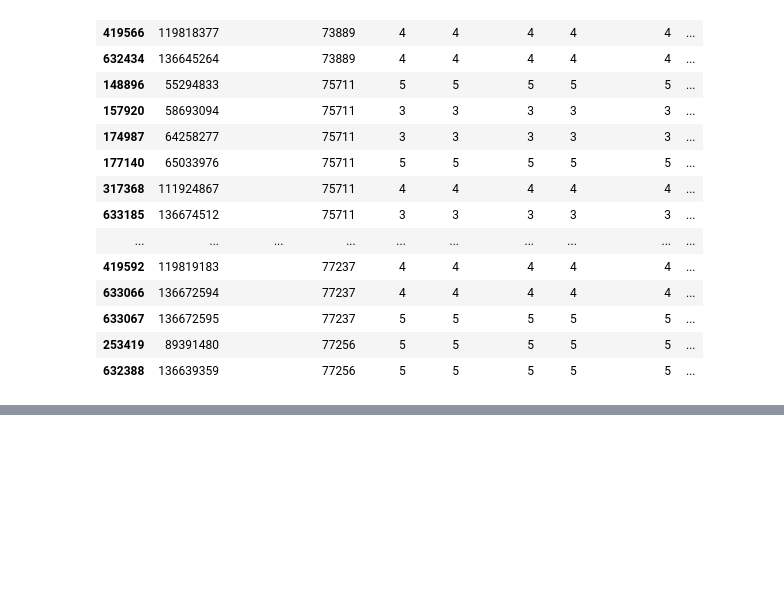
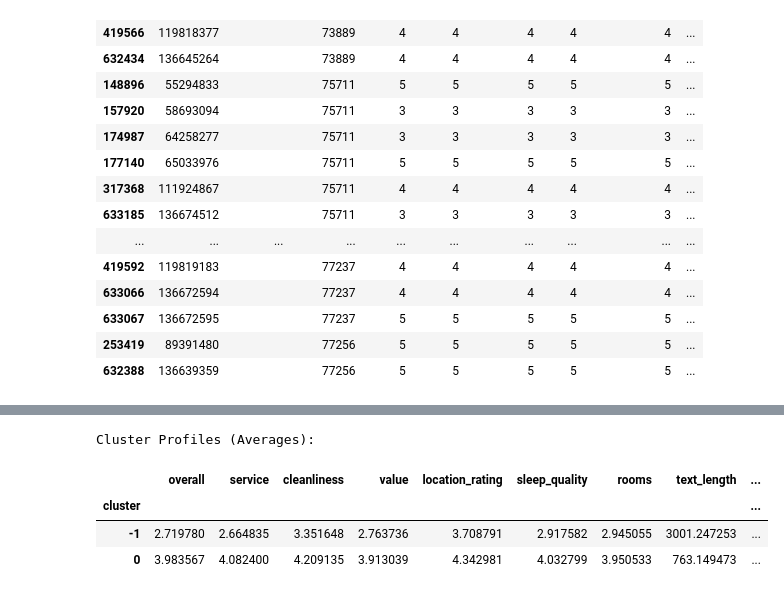
Before and after one commit to lucasnyc/is5126-assignment1, a Jupyter notebook: lucas/02_exploratory_analysis_lucas.ipynb, the cells around one changed output, grey strips where cells are left out. Saved outputs shown, nothing was run; the diff lists cells and outputs as text; code cells hidden in the pictures; blank space fills up the shorter version.

```diff
--- a/lucas/02_exploratory_analysis_lucas.ipynb
+++ b/lucas/02_exploratory_analysis_lucas.ipynb
@@ -529,0 +623,14 @@ Number of duplicate reviews (same author + hotel + text): 1550
+# %%
+profile = df_sample.groupby('cluster')[clustering_features].mean()
+profile['count'] = df_sample['cluster'].value_counts()
+print("\nCluster Profiles (Averages):")
+display(profile)
+
+# OBSERVATION -1 cluster have a lower overall score at 2.7, higher author_num_reviews, a higher helpful_ratio and form a lower count over total
+# -1 as elite reviewers and 0 as casual reviewers
+# %% [output]
+Cluster Profiles (Averages):
+|  | overall | service | cleanliness | value | location_rating | sleep_quality | rooms | text_length | ... |
+| cluster |  |  |  |  |  |  |  |  | ... |
+| -1 | 2.719780 | 2.664835 | 3.351648 | 2.763736 | 3.708791 | 2.917582 | 2.945055 | 3001.247253 | ... |
+| 0 | 3.983567 | 4.082400 | 4.209135 | 3.913039 | 4.342981 | 4.032799 | 3.950533 | 763.149473 | ... |
```
Also changed, not shown: parts of 11 cells of this notebook.
